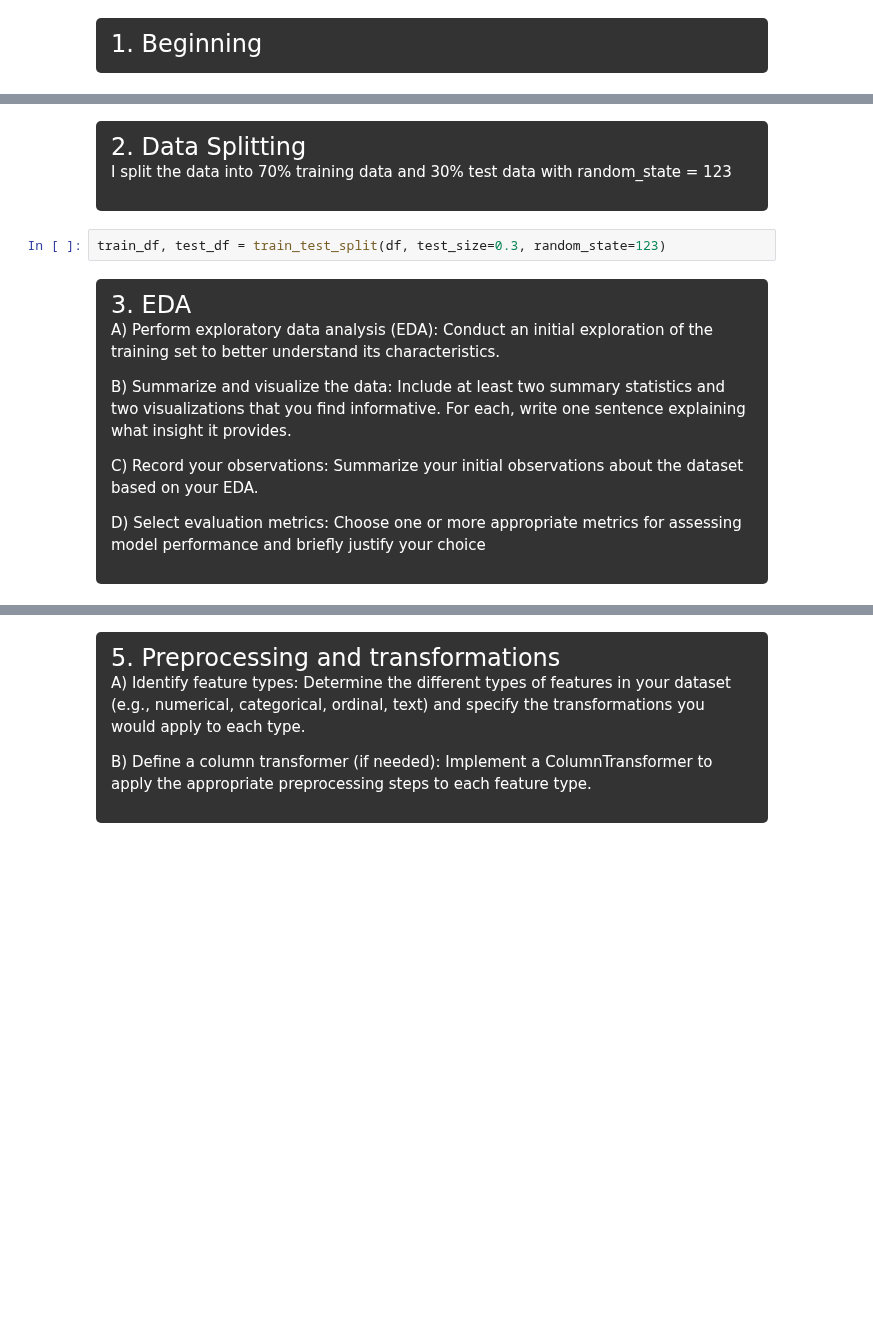
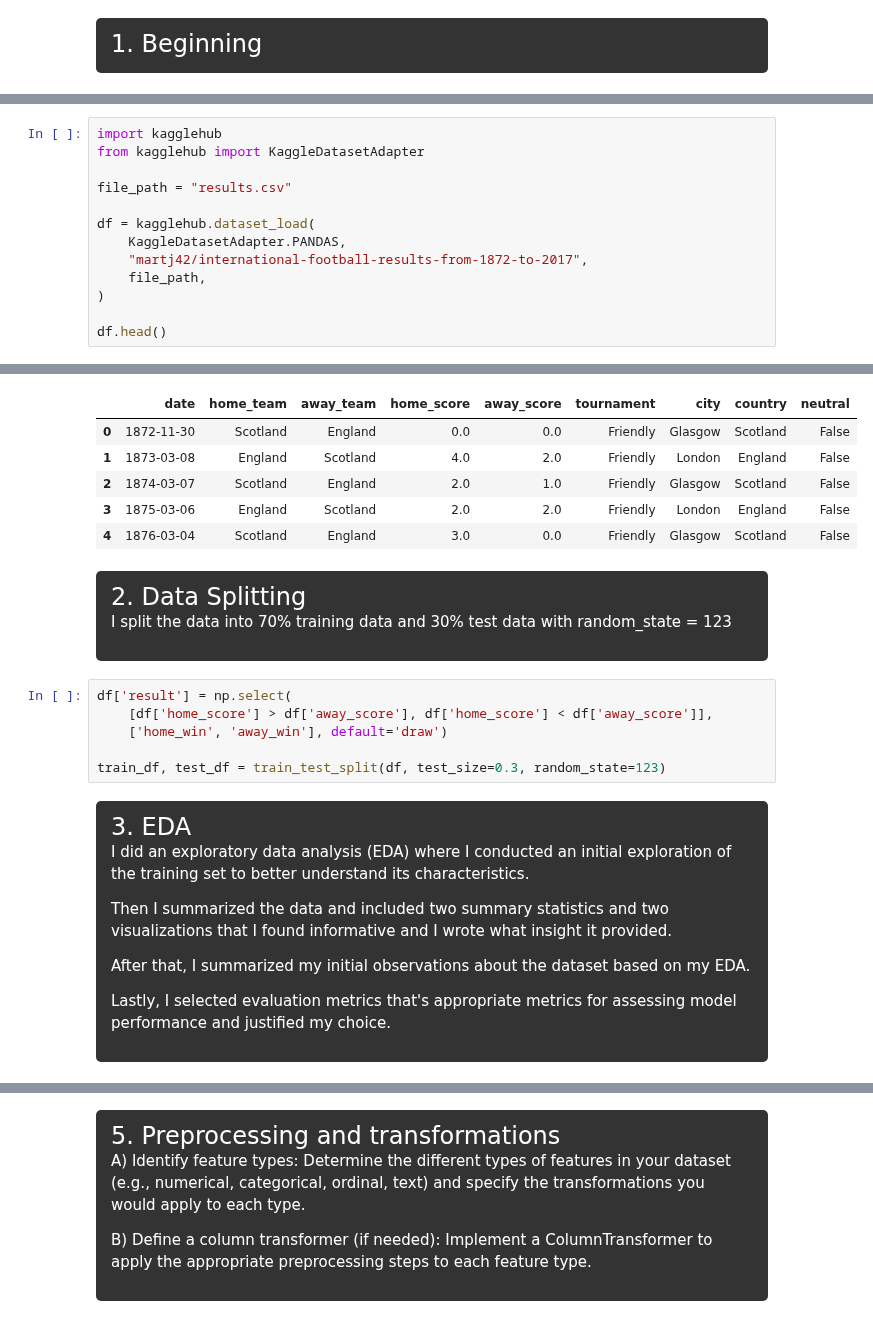
Before and after one commit to sabrinayuan07-cloud/World-Cup-2026-Predictor, a Jupyter notebook: world_cup_predictor.ipynb, the cells around one changed output, grey strips where cells are left out. Drawn from its saved outputs; the diff is of its cells as text; blank space fills up the shorter version.

```diff
--- a/world_cup_predictor.ipynb
+++ b/world_cup_predictor.ipynb
@@ -78,0 +66,14 @@ Warning: Looks like you're using an outdated `kagglehub` version (installed: 0.3
+# %%
+import kagglehub
+from kagglehub import KaggleDatasetAdapter
+
+file_path = "results.csv"
+
+df = kagglehub.dataset_load(
+    KaggleDatasetAdapter.PANDAS,
+    "martj42/international-football-results-from-1872-to-2017",
+    file_path,
+)
+
+df.head()
+# %% [output]
@@ -79,3 +81,9 @@ Warning: Looks like you're using an outdated `kagglehub` version (installed: 0.3
+|  | date | home_team | away_team | home_score | away_score | tournament | city | country | neutral |
+| 0 | 1872-11-30 | Scotland | England | 0.0 | 0.0 | Friendly | Glasgow | Scotland | False |
+| 1 | 1873-03-08 | England | Scotland | 4.0 | 2.0 | Friendly | London | England | False |
+| 2 | 1874-03-07 | Scotland | England | 2.0 | 1.0 | Friendly | Glasgow | Scotland | False |
+| 3 | 1875-03-06 | England | Scotland | 2.0 | 2.0 | Friendly | London | England | False |
+| 4 | 1876-03-04 | Scotland | England | 3.0 | 0.0 | Friendly | Glasgow | Scotland | False |
 # %% [markdown]
 <div style="background-color: #333333; color: #FFFFFF; padding: 15px; border-radius: 5px;">
 <span style="font-size: 24px;">2. Data Splitting</span>
@@ -84,17 +92,21 @@ I split the data into 70% training data and 30% test data with random_state = 12
 
 </div>
 # %%
+df['result'] = np.select(
+    [df['home_score'] > df['away_score'], df['home_score'] < df['away_score']],
+    ['home_win', 'away_win'], default='draw')
+
 train_df, test_df = train_test_split(df, test_size=0.3, random_state=123)
 # %% [markdown]
 <div style="background-color: #333333; color: #FFFFFF; padding: 15px; border-radius: 5px;">
 <span style="font-size: 24px;">3. EDA</span>
 
-A) Perform exploratory data analysis (EDA): Conduct an initial exploration of the training set to better understand its characteristics.
+I did an exploratory data analysis (EDA) where I conducted an initial exploration of the training set to better understand its characteristics.
 
-B) Summarize and visualize the data: Include at least two summary statistics and two visualizations that you find informative. For each, write one sentence explaining what insight it provides.
+Then I summarized the data and included two summary statistics and two visualizations that I found informative and I wrote what insight it provided.
 
-C) Record your observations: Summarize your initial observations about the dataset based on your EDA.
+After that, I summarized my initial observations about the dataset based on my EDA.
 
-D) Select evaluation metrics: Choose one or more appropriate metrics for assessing model performance and briefly justify your choice
+Lastly, I selected evaluation metrics that's appropriate metrics for assessing model performance and justified my choice.
 </div>
 # %%
```
Also changed, not shown: parts of 18 cells of this notebook, 1 other file.
